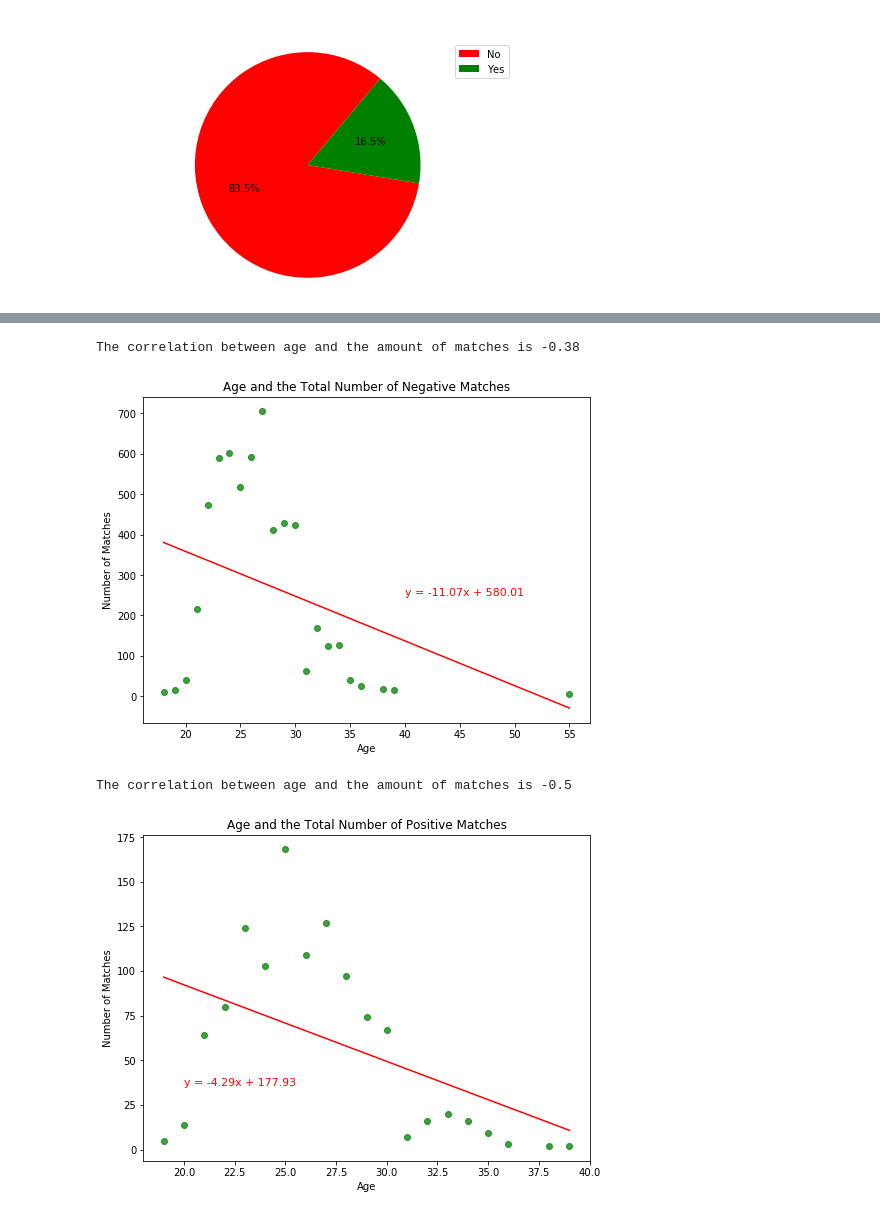
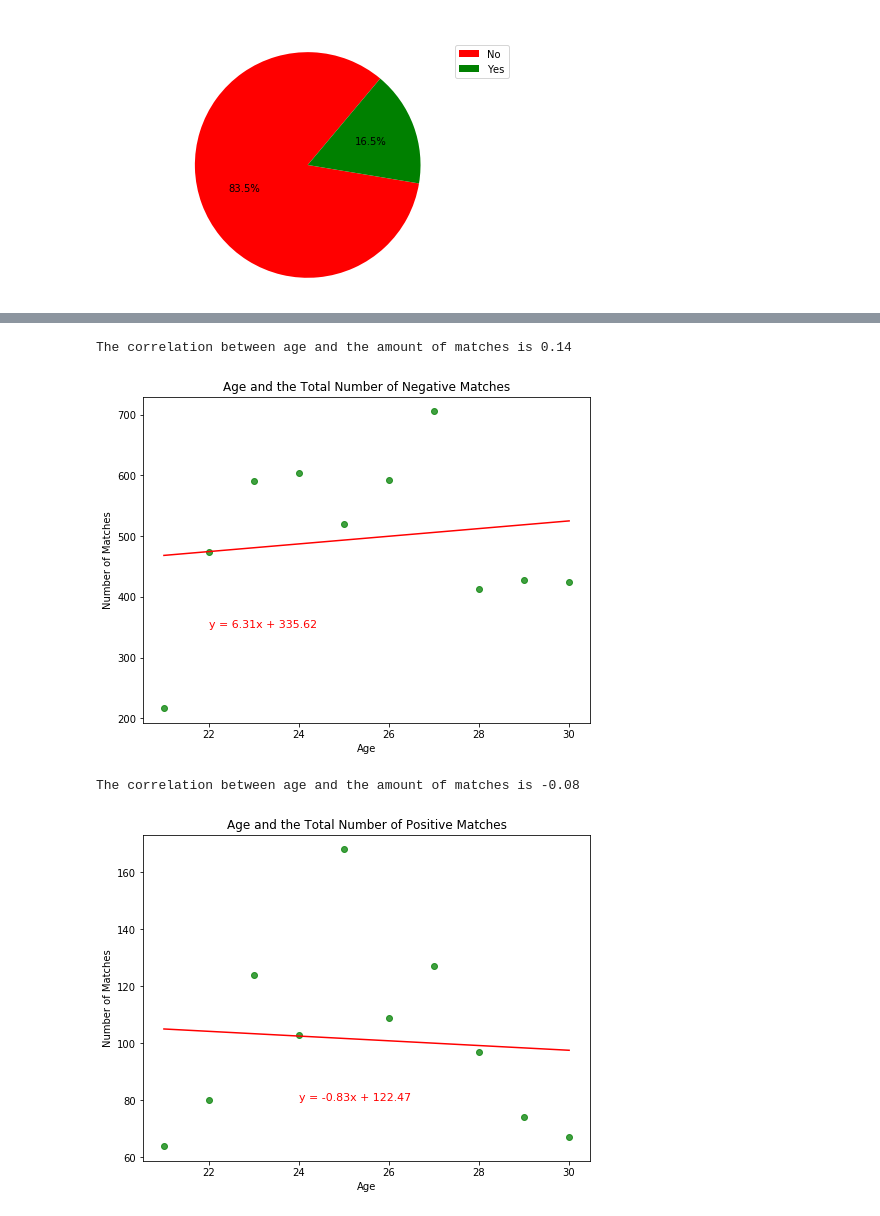
Before and after one commit to Nerdosth/SpeedDating, a Jupyter notebook: Question4.ipynb, the cells around one changed output, grey strips where cells are left out. Drawn from its saved outputs; the diff is of its cells as text; code cells hidden in the pictures.

```diff
--- a/Question4.ipynb
+++ b/Question4.ipynb
@@ -220,23 +259,0 @@ plt.show()
-# %%
-# bar chart of postive partner decision percentages per intended career. partner decisions show how many people
-# said yes to a particular person
-decisions_df = pd.DataFrame({'Percentage of Positive Decisions': dec_perc_yes})
-x_axis = np.arange(len(decisions_df))
-y_axis = decisions_df['Percentage of Positive Decisions'].astype(int)
-
-tick_loc = [value for value in x_axis]
-colors = [('forestgreen' if y >= 49 else ('red' if y <= 20 else 'cornflowerblue')) for y in y_axis]
-x_ticks = list(decisions_df.index.values)
-plt.yticks(tick_loc, x_ticks, rotation='0')
-
-plt.xlim(0, 68)
-plt.ylim(-1, len(x_axis))
-plt.rcParams["figure.figsize"] = (8, 6)
-
-plt.title("Percentage of Positive Partner Decisions per Intended Career")
-plt.xlabel('Percentage Positive Decisions')
-plt.ylabel('Intended Career')
-
-plt.barh(x_axis, y_axis, color=colors, alpha=.75, align='center')
-plt.savefig("Output/Q4_images/Fig5.png", bbox_inches = 'tight')
-plt.show()
@@ -298,4 +281,13 @@ See the caveats in the documentation: https://pandas.pydata.org/pandas-docs/stab
 # %%
 # Negative matches based on Age
 no_match = age_match.loc[age_match['Match']=='No']
-no_age = no_match.groupby(['Age']).count()
+no_age = no_match.groupby(['Age']).count()['Match']
+# %%
+# Positive matches per age
+yes_match = age_match.loc[age_match['Match']=='Yes']
+yes_age = yes_match.groupby(['Age']).count()['Match']
+# %%
+age_df = pd.DataFrame({'Positive Matches': yes_age, 'Negative Matches': no_age})
+age_df
+trimmed_age = age_df.drop(age_df[age_df['Negative Matches']<217].index)
+trimmed_age
@@ -302,8 +307,8 @@ no_age = no_match.groupby(['Age']).count()
 # %%
 # Scatter plot and line regression with correlation of negative matches per age
-no_age = no_age.reset_index()
-age2 = no_age['Age']
-match2 = no_age['Match']
+age1 = trimmed_age.reset_index()
+age2 = age1['Age']
+match2 = age1['Negative Matches']
 
 correlation = sts.pearsonr(age2,match2)
 (slope, intercept, rvalue, pvalue, stderr) = linregress(age2, match2)
@@ -314,7 +319,7 @@ plt.scatter(age2, match2, marker="o", facecolors="green",
              alpha=0.75)
 plt.plot(age2,regress_values,"r-")
 
-plt.annotate(line_eq,(40,250),fontsize=11,color="red")
+plt.annotate(line_eq,(22,350),fontsize=11,color="red")
 plt.title("Age and the Total Number of Negative Matches")
 plt.xlabel("Age")
 plt.ylabel("Number of Matches")
@@ -322,5 +327,5 @@ print(f"The correlation between age and the amount of matches is {round(correlat
 plt.savefig("Output/Q4_images/Fig7.png", bbox_inches = 'tight')
 plt.show()
 # %% [output]
-The correlation between age and the amount of matches is -0.38
+The correlation between age and the amount of matches is 0.14
-[figure, old version]
+[figure, new version]
@@ -331,25 +332,25 @@ yes_age = yes_match.groupby(['Age']).count()
 # %%
 # Scatter plot and line regression with correlation of positive matches per age
-yes_age = yes_age.reset_index()
+yes_age = trimmed_age.reset_index()
 age1 = yes_age['Age']
-match1 = yes_age['Match']
+match1 = yes_age['Positive Matches']
 
 correlation = sts.pearsonr(age1,match1)
 (slope, intercept, rvalue, pvalue, stderr) = linregress(age1, match1)
 regress_values = age1 * slope + intercept
 line_eq = "y = " + str(round(slope,2)) + "x + " + str(round(intercept,2))
 
 plt.scatter(age1, match1, marker="o", facecolors="green",
              alpha=0.75)
 plt.plot(age1,regress_values,"r-")
 
-plt.annotate(line_eq,(20,36),fontsize=11,color="red")
+plt.annotate(line_eq,(24,80),fontsize=11,color="red")
 plt.title("Age and the Total Number of Positive Matches")
 plt.xlabel("Age")
 plt.ylabel("Number of Matches")
 print(f"The correlation between age and the amount of matches is {round(correlation[0],2)}")
 plt.savefig("Output/Q4_images/Fig8.png", bbox_inches = 'tight')
 plt.show()
 # %% [output]
-The correlation between age and the amount of matches is -0.5
+The correlation between age and the amount of matches is -0.08
-[figure, old version]
+[figure, new version]
```
Also changed, not shown: parts of 13 cells of this notebook, 7 other files.
